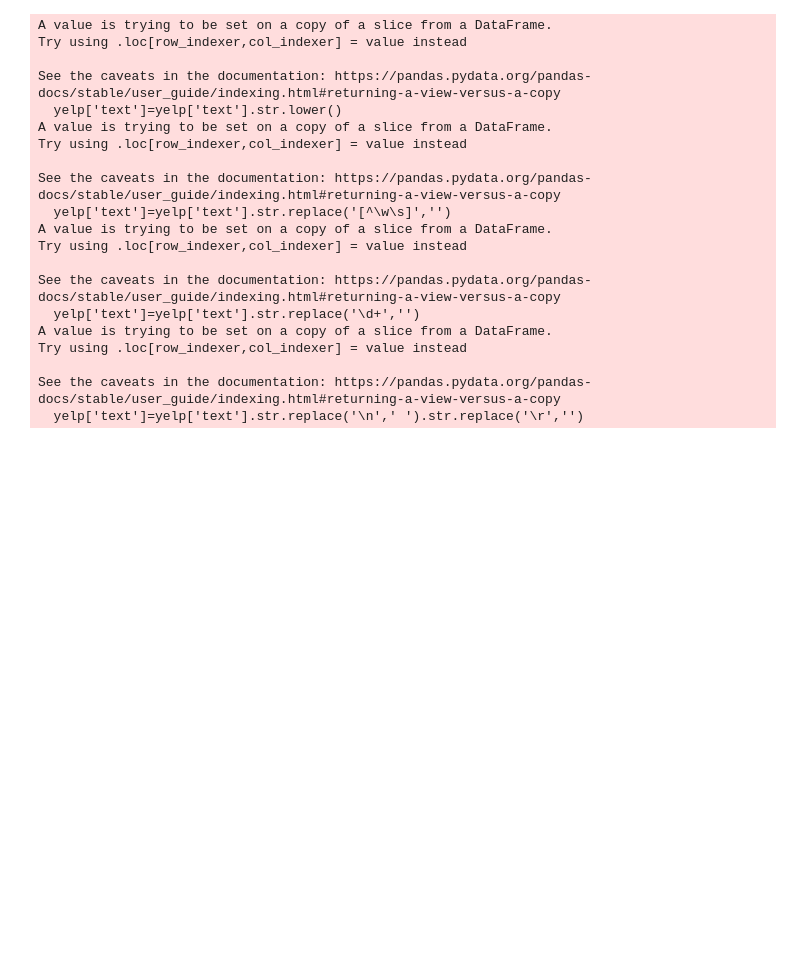
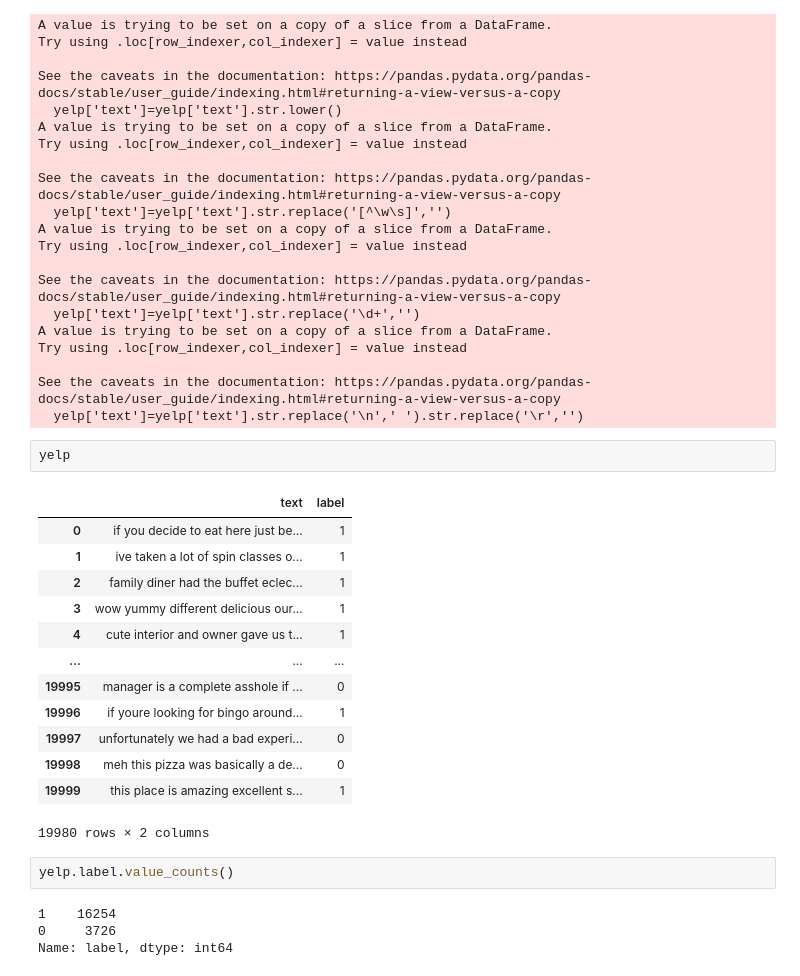
Before and after one commit to Sachinranasing/CM3604-Deep-Learning-Coursework, a Jupyter notebook: Senti with BERT Model.ipynb, the cells around one changed output. Saved outputs shown, nothing was run; the diff lists cells and outputs as text; blank space fills up the shorter version.

Commit message:
check the label count

```diff
--- a/Senti with BERT Model.ipynb
+++ b/Senti with BERT Model.ipynb
@@ -193,3 +193,25 @@ Try using .loc[row_indexer,col_indexer] = value instead
 
 See the caveats in the documentation: https://pandas.pydata.org/pandas-docs/stable/user_guide/indexing.html#returning-a-view-versus-a-copy
   yelp['text']=yelp['text'].str.replace('\n',' ').str.replace('\r','')
+# %%
+yelp
+# %% [output]
+|  | text | label |
+| 0 | if you decide to eat here just be... | 1 |
+| 1 | ive taken a lot of spin classes o... | 1 |
+| 2 | family diner had the buffet eclec... | 1 |
+| 3 | wow yummy different delicious our... | 1 |
+| 4 | cute interior and owner gave us t... | 1 |
+| ... | ... | ... |
+| 19995 | manager is a complete asshole if ... | 0 |
+| 19996 | if youre looking for bingo around... | 1 |
+| 19997 | unfortunately we had a bad experi... | 0 |
+| 19998 | meh this pizza was basically a de... | 0 |
+| 19999 | this place is amazing excellent s... | 1 |
+19980 rows × 2 columns
+# %%
+yelp.label.value_counts()
+# %% [output]
+1    16254
+0     3726
+Name: label, dtype: int64
```
